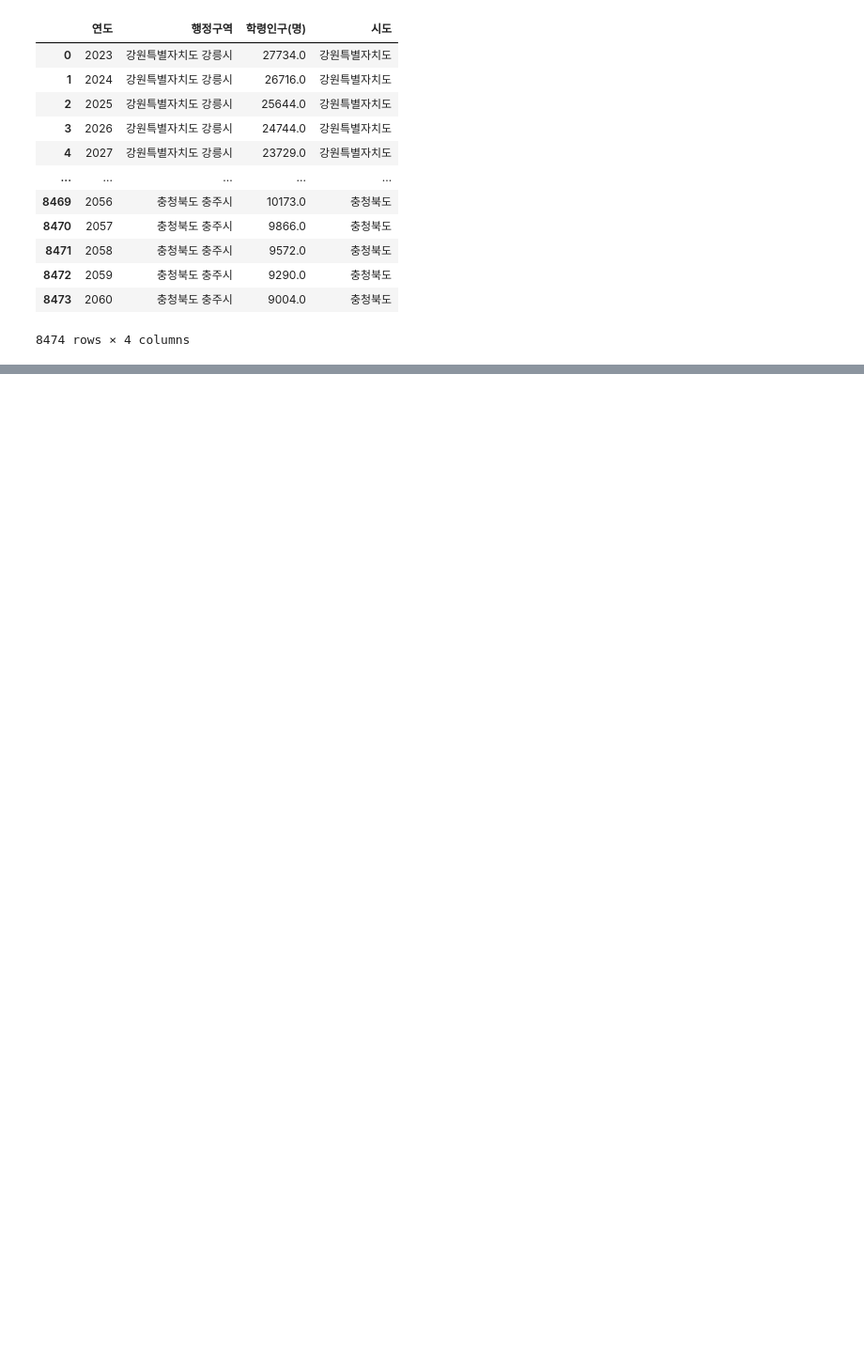
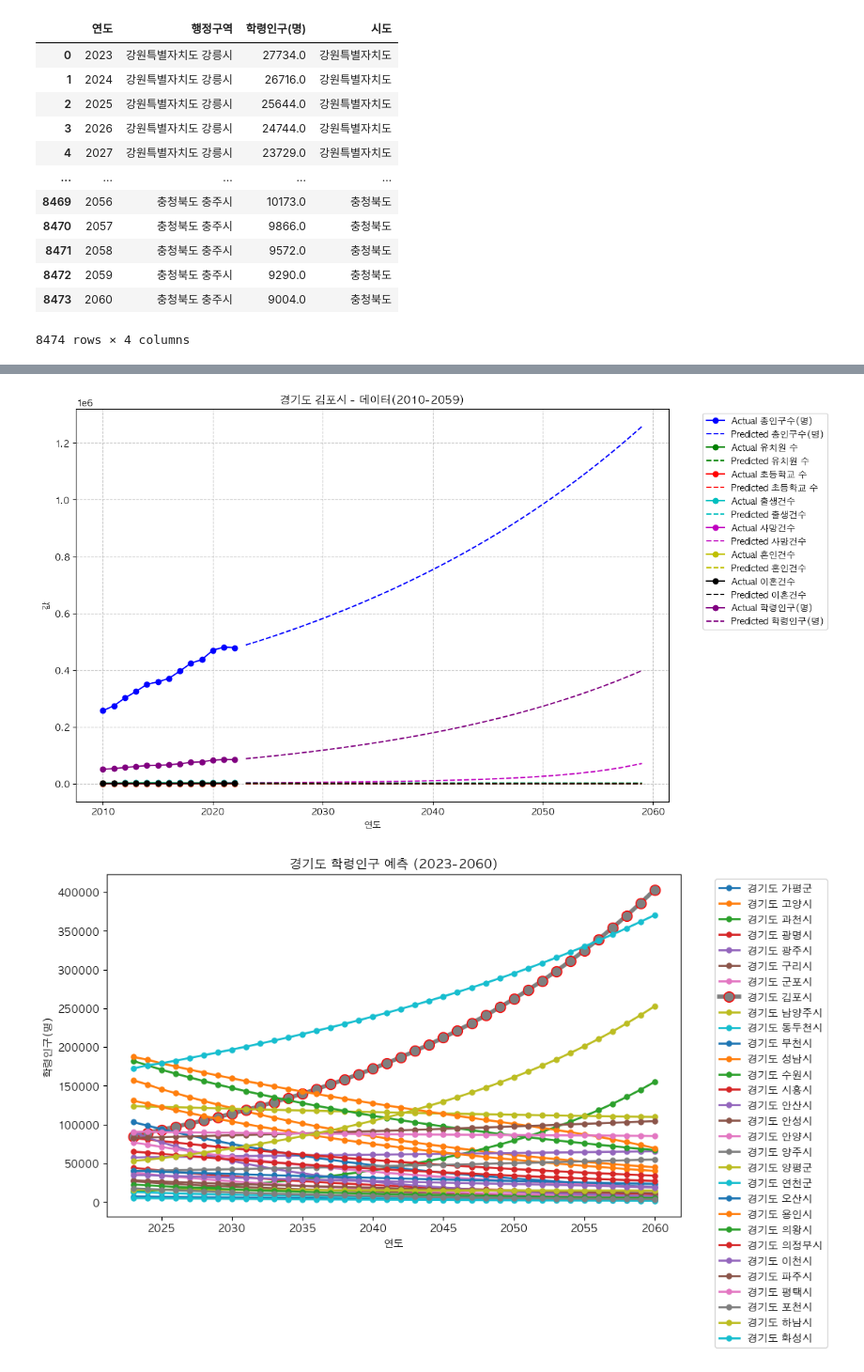
Before and after one commit to KNU-DS-Hackathon/Predicton-Population, a Jupyter notebook: src/prediction/visualization.ipynb, the cells around one changed output, grey strips where cells are left out. Shown at 94% size. Cells and saved outputs as stored; diff of their text form; code cells hidden in the pictures; blank space fills up the shorter version.

```diff
--- a/src/prediction/visualization.ipynb
+++ b/src/prediction/visualization.ipynb
@@ -164 +164,16 @@ else:
+# %%
+# 사용자로부터 도시 입력 받기
+city_input = input("도시를 입력하세요: ")
+
+# 해당 도시와 시도를 시각화
+if city_input in prediction_df['행정구역'].unique():
+    visualization_future_data_city(city_input)
+    visualization_prediction_city(city_input)
+
+
+else:
+    print(f"{city_input}은(는) 데이터에 존재하지 않는 도시입니다.")
+# %% [output]
+[figure, added]
+[figure, added]
 # %%
```
Also changed, not shown: parts of 4 cells of this notebook, 1 other file.
